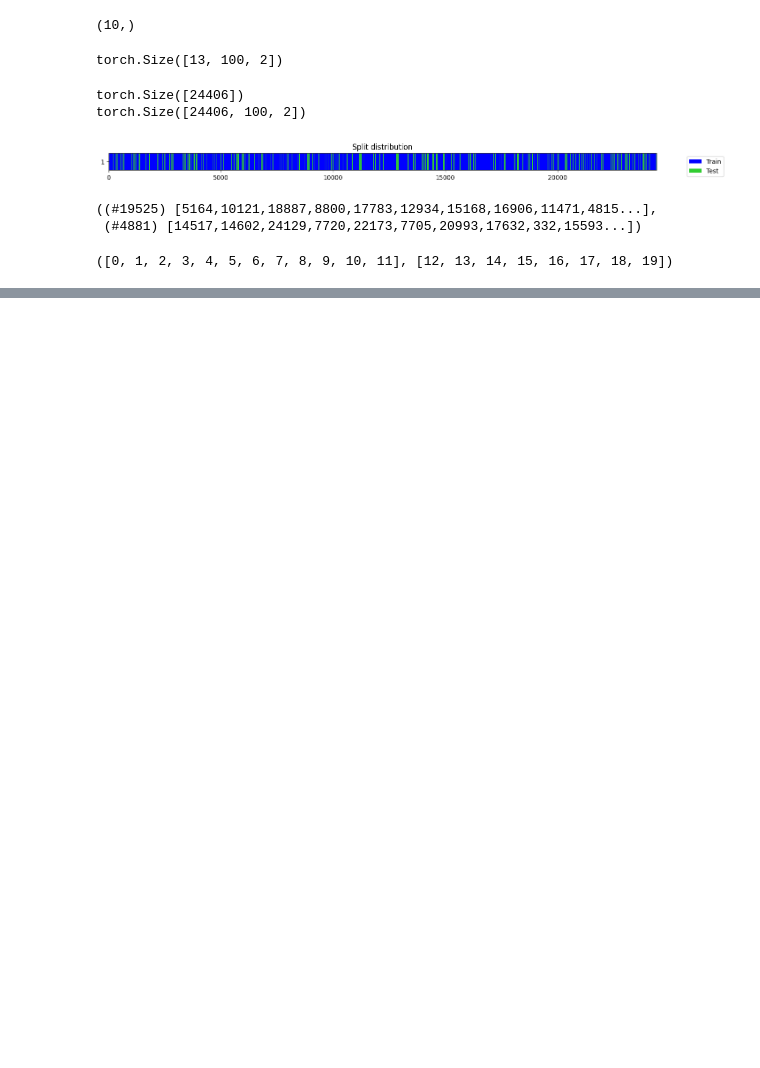
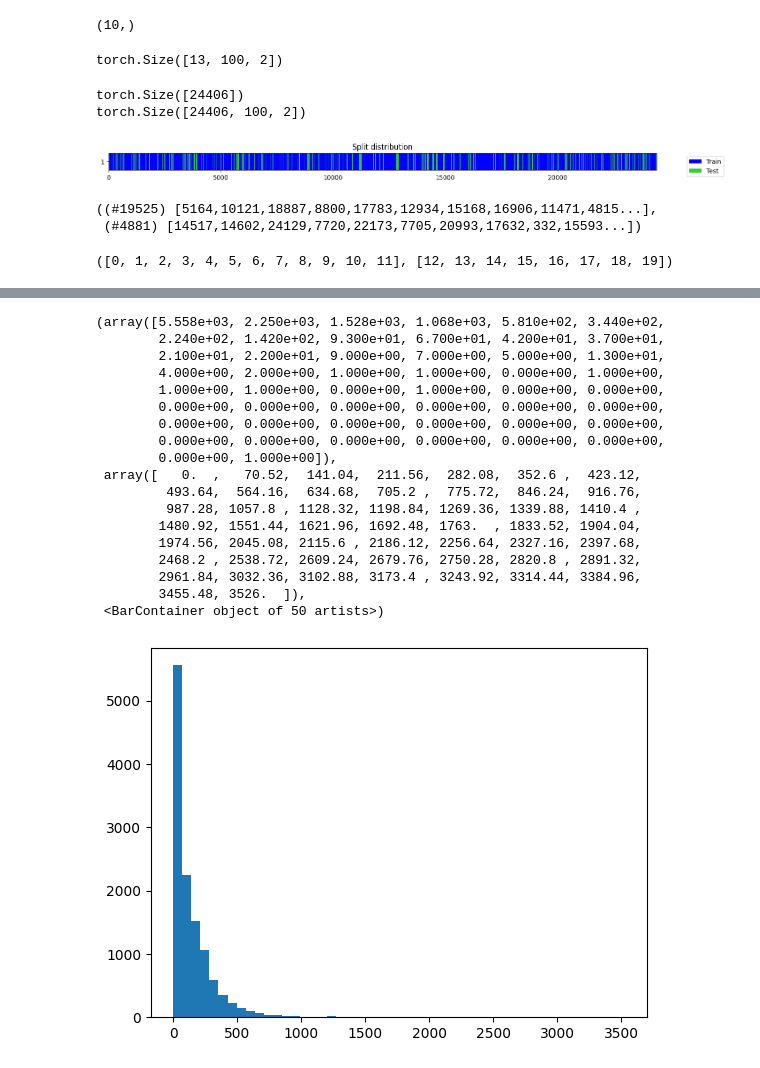
Before and after one commit to yejing97/Edge_GAT, a Jupyter notebook: test.ipynb, the cells around one changed output, grey strips where cells are left out. Drawn from its saved outputs; the diff is of its cells as text; code cells hidden in the pictures; blank space fills up the shorter version.

```diff
--- a/test.ipynb
+++ b/test.ipynb
@@ -70,0 +198,22 @@ sss
+# %%
+plt.hist(np.array(edge_nb), bins=50)
+# %% [output]
+(array([5.558e+03, 2.250e+03, 1.528e+03, 1.068e+03, 5.810e+02, 3.440e+02,
+        2.240e+02, 1.420e+02, 9.300e+01, 6.700e+01, 4.200e+01, 3.700e+01,
+        2.100e+01, 2.200e+01, 9.000e+00, 7.000e+00, 5.000e+00, 1.300e+01,
+        4.000e+00, 2.000e+00, 1.000e+00, 1.000e+00, 0.000e+00, 1.000e+00,
+        1.000e+00, 1.000e+00, 0.000e+00, 1.000e+00, 0.000e+00, 0.000e+00,
+        0.000e+00, 0.000e+00, 0.000e+00, 0.000e+00, 0.000e+00, 0.000e+00,
+        0.000e+00, 0.000e+00, 0.000e+00, 0.000e+00, 0.000e+00, 0.000e+00,
+        0.000e+00, 0.000e+00, 0.000e+00, 0.000e+00, 0.000e+00, 0.000e+00,
+        0.000e+00, 1.000e+00]),
+ array([   0.  ,   70.52,  141.04,  211.56,  282.08,  352.6 ,  423.12,
+         493.64,  564.16,  634.68,  705.2 ,  775.72,  846.24,  916.76,
+         987.28, 1057.8 , 1128.32, 1198.84, 1269.36, 1339.88, 1410.4 ,
+        1480.92, 1551.44, 1621.96, 1692.48, 1763.  , 1833.52, 1904.04,
+        1974.56, 2045.08, 2115.6 , 2186.12, 2256.64, 2327.16, 2397.68,
+        2468.2 , 2538.72, 2609.24, 2679.76, 2750.28, 2820.8 , 2891.32,
+        2961.84, 3032.36, 3102.88, 3173.4 , 3243.92, 3314.44, 3384.96,
+        3455.48, 3526.  ]),
+ <BarContainer object of 50 artists>)
+[figure, added]
```
Also changed, not shown: parts of 20 cells of this notebook, 5 other files.
